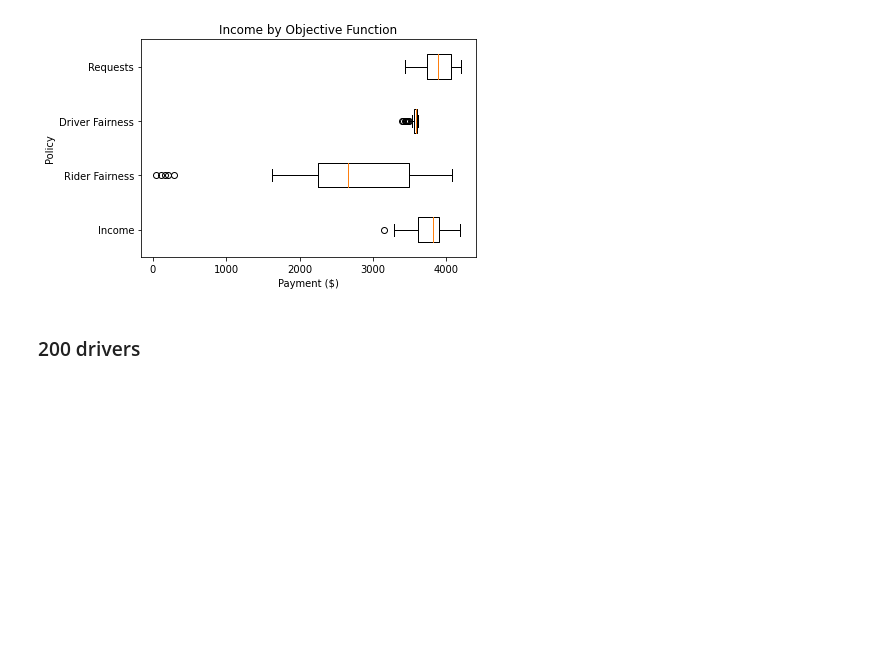
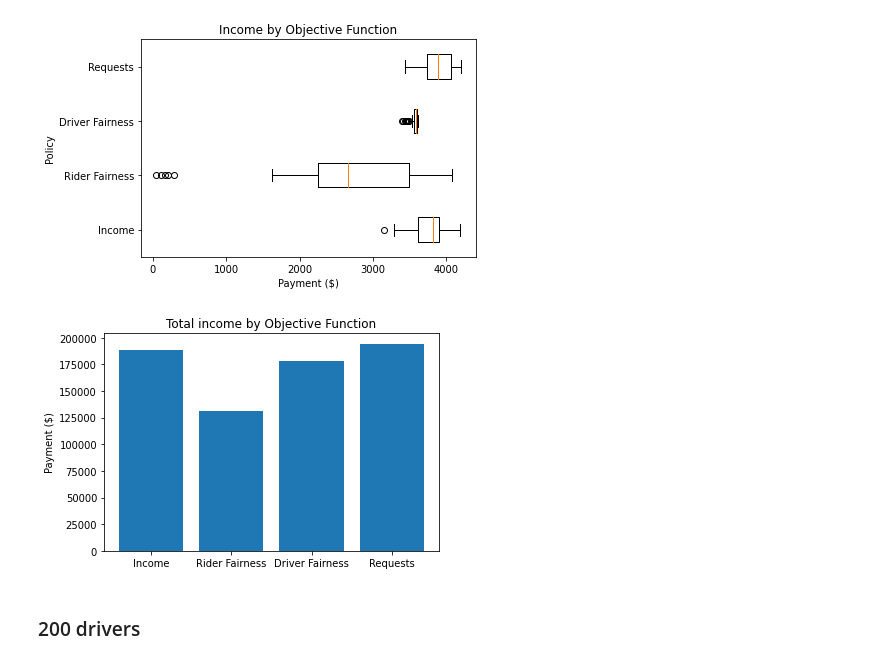
Before and after one commit to Veranep/fact-ai-group-25, a Jupyter notebook: generate_plots.ipynb, the cells around one changed output. Drawn from its saved outputs; the diff is of its cells as text; code cells hidden in the pictures; blank space fills up the shorter version.

```diff
--- a/generate_plots.ipynb
+++ b/generate_plots.ipynb
@@ -138,6 +157,10 @@ get_success_rate_plot([income_200, rider_200, driver_200, requests_200], labels,
 get_income_dist_plot([income_50, rider_50, driver_50, requests_50], ["Income", "Rider Fairness", "Driver Fairness", "Requests"], 50)
 # %% [output]
 [figure]
+# %%
+get_total_income_bar_plot([income_50, rider_50, driver_50, requests_50], ["Income", "Rider Fairness", "Driver Fairness", "Requests"])
+# %% [output]
+[figure, added]
 # %% [markdown]
 ### 200 drivers
 # %%
```
Also changed, not shown: parts of 4 cells of this notebook.
